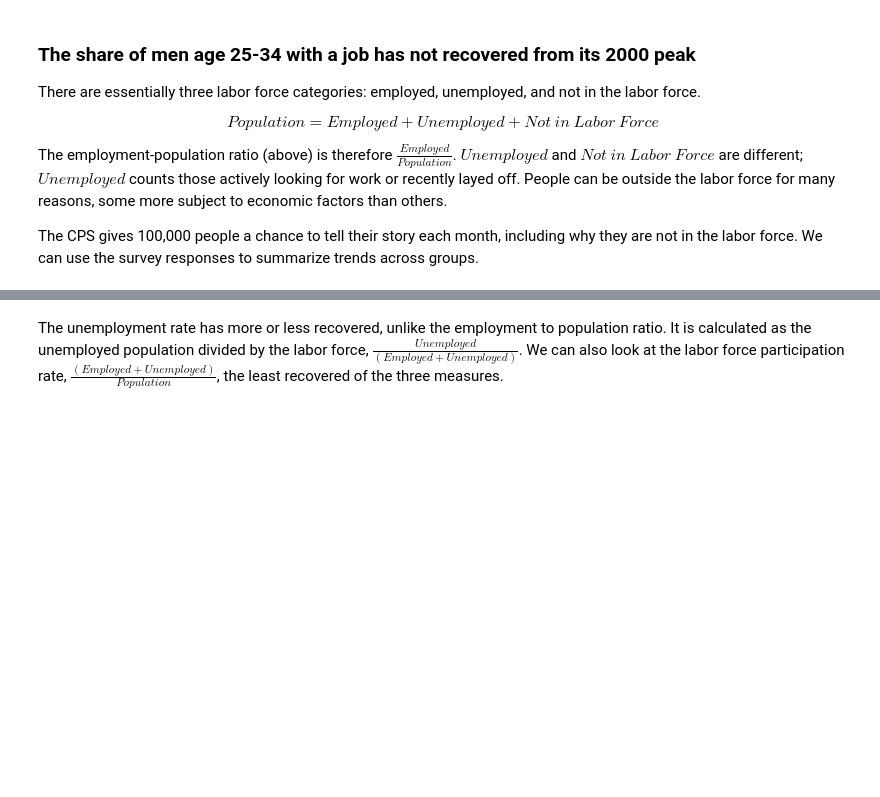
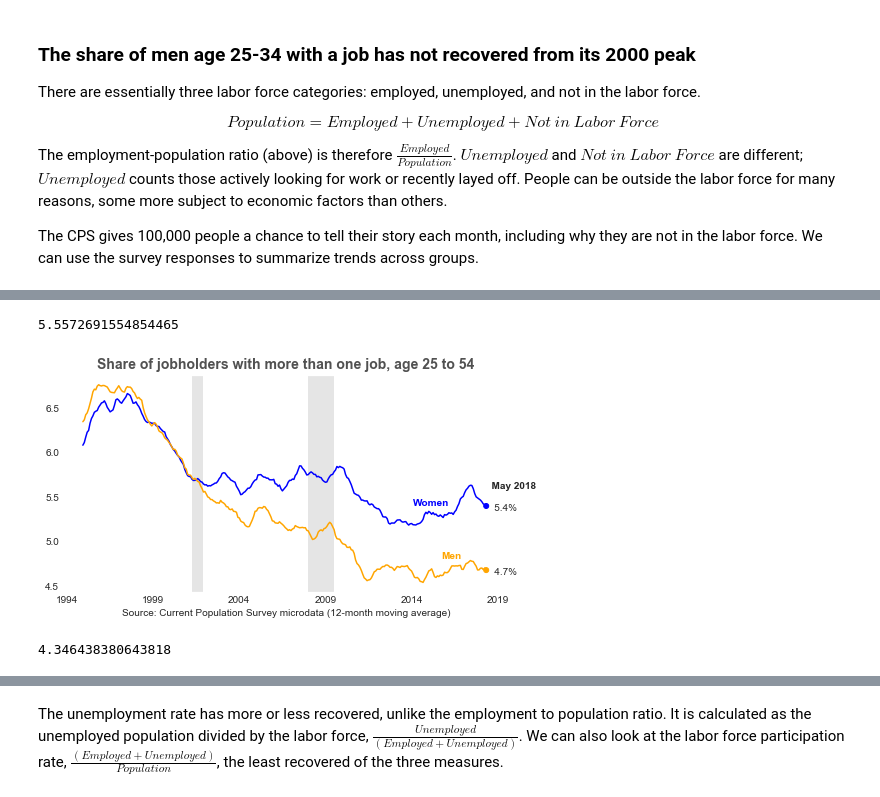
Before and after one commit to bdecon/econ_data, a Jupyter notebook: micro/CPS_Labor_Market_Grapher.ipynb, the cells around one changed output, grey strips where cells are left out. Cells and saved outputs as stored; diff of their text form; code cells hidden in the pictures; blank space fills up the shorter version.

```diff
--- a/micro/CPS_Labor_Market_Grapher.ipynb
+++ b/micro/CPS_Labor_Market_Grapher.ipynb
@@ -267,0 +309,4 @@ labor_mkt_grapher(title, data, 'green')
+# %%
+dft.loc['2017', 'women'].mean()
+# %% [output]
+5.5572691554854465
@@ -267,0 +315,30 @@ labor_mkt_grapher(title, data, 'green')
+# %%
+dft = pd.read_csv('mjh.csv')
+# %%
+dft.index = pd.to_datetime(dft['Unnamed: 0'])
+# %%
+dft = dft[['women', 'men']]
+# %%
+color = ['blue', 'orange']
+title = 'Share of jobholders with more than one job, age 25 to 54'
+ax = dft.plot(figsize=(8, 4), color=color, legend=False)
+ax = plt.scatter([dft.index[-1]] * len(dft.iloc[-1]), [dft.iloc[-1]], color=color, s=25)
+for i, v in rec_dt:
+    ax = plt.axvspan(i, v, fill=True, linewidth=0, color='gray', alpha=0.2)
+    ax = plt.xlabel('Source: Current Population Survey microdata (12-month moving average)')
+ax = plt.annotate(f'  {dft.index[-1]:%b %Y}', (dft.index[-1], max(dft.iloc[-1])+0.2),
+                    fontweight='bold')
+ax = plt.annotate(f'Women', (dft.index[230], 5.4), color='blue',
+                    fontweight='bold')
+ax = plt.annotate(f'Men', (dft.index[250], 4.8), color='orange',
+                    fontweight='bold')
+ax = plt.annotate(f'  {dft["women"].iloc[-1]:4.1f}%', (dft.index[-1],dft['women'].iloc[-1]-0.05))
+ax = plt.annotate(f'  {dft["men"].iloc[-1]:4.1f}%', (dft.index[-1],dft['men'].iloc[-1]-0.05))
+plt.title(title, size=14, weight='bold', alpha=0.8, x=0.5)
+plt.savefig('mjh.png', bbox_inches='tight', dpi=250)
+# %% [output]
+[figure, added]
+# %%
+dft['seu55'].iloc[-1]
+# %% [output]
+4.346438380643818
```
Also changed, not shown: parts of 6 cells of this notebook, 8 other files.
